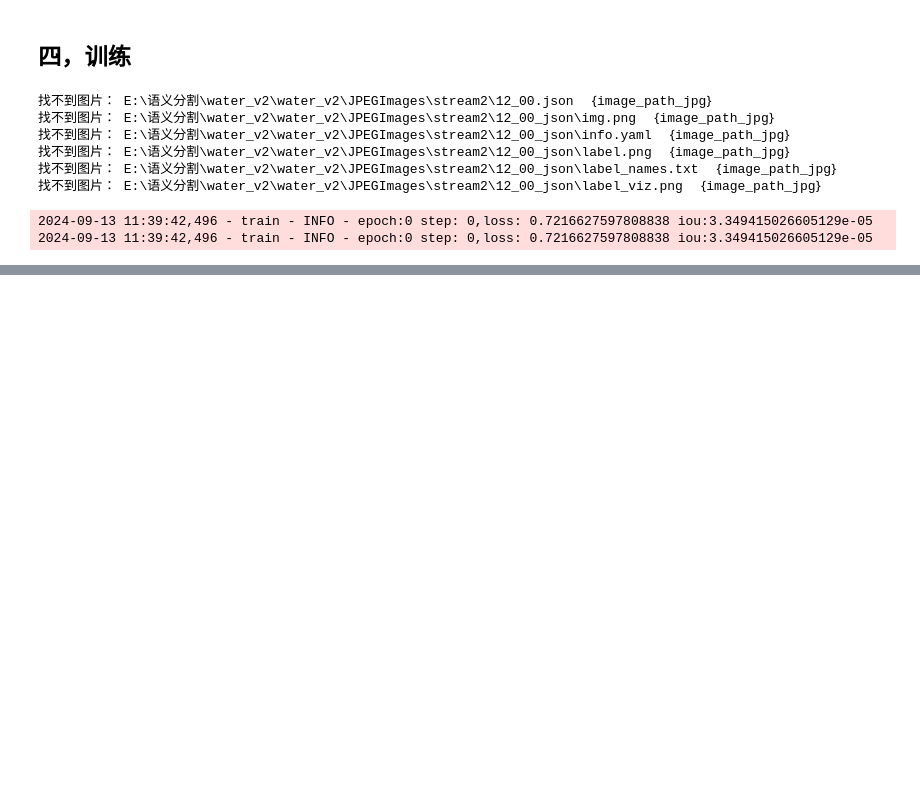
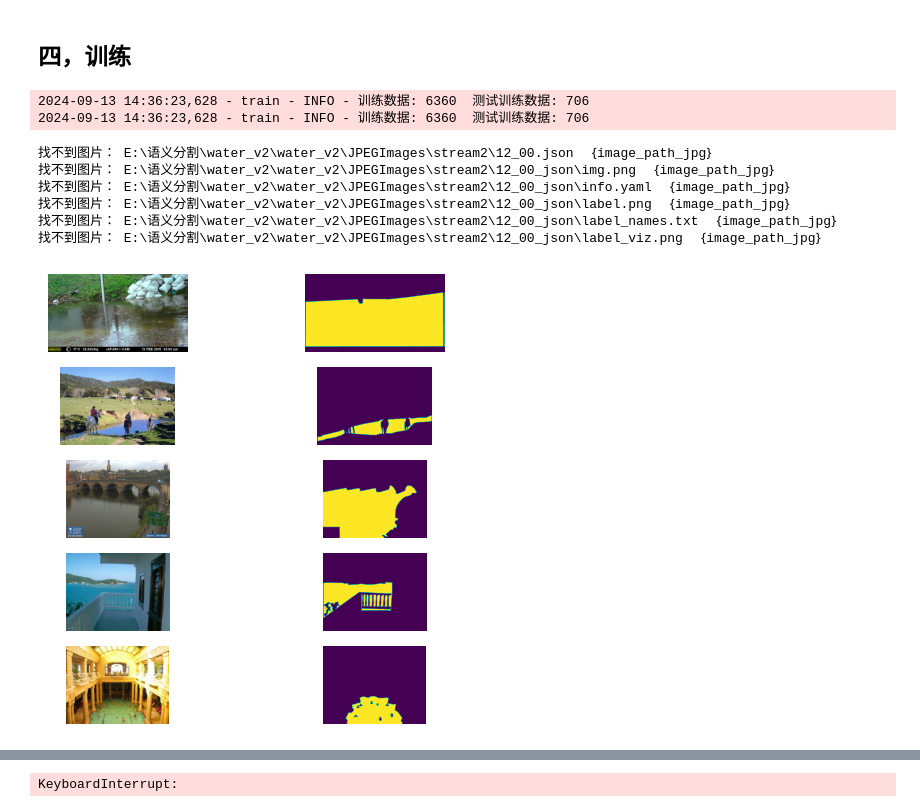
Before and after one commit to tianmaoyu/pytorch-learning, a Jupyter notebook: segment_v2/unet-notebook.ipynb, the cells around one changed output, grey strips where cells are left out. Cells and saved outputs as stored; diff of their text form; code cells hidden in the pictures; blank space fills up the shorter version.

```diff
--- a/segment_v2/unet-notebook.ipynb
+++ b/segment_v2/unet-notebook.ipynb
@@ -257,7 +257,8 @@ class WaterDataset512(Dataset):
 import torch
 from torch.optim import *
 from torch.utils.data import DataLoader, random_split
-from torchvision.transforms import functional, transforms
+import matplotlib.pyplot as plt
+from torchvision.transforms import functional, transforms,ToPILImage
 import logging
 from torchmetrics.segmentation import MeanIoU
 
@@ -307,18 +308,39 @@ def config_logger(name="train"):
     return logger
 
 
-# 合并 两个datasets
-def merge_datasets(dataset_1, dataset_2):
-    # 合并两个数据集的图像和掩码路径列表
-    merged_image_paths = dataset_1.image_path_list + dataset_2.image_path_list
-    merged_mask_paths = dataset_1.mask_path_list + dataset_2.mask_path_list
+# 合并datasets
+def merge_datasets(dataset_list):
+    image_path_list = []
+    mask_path_list = []
+    for dataset in dataset_list:
+        image_path_list = image_path_list + dataset.image_path_list
+        mask_path_list = mask_path_list + dataset.mask_path_list
 
-    # 使用合并后的路径列表创建一个新的数据集实例
-    new_dataset = WaterDataset(dataset_1.path)
-    new_dataset.image_path_list = merged_image_paths
-    new_dataset.mask_path_list = merged_mask_paths
+    new_dataset = WaterDataset(dataset_list[0].path)
+    new_dataset.image_path_list = image_path_list
+    new_dataset.mask_path_list = mask_path_list
 
     return new_dataset
+
+def show_images(dataloader,num=3):
+    to_pil_image = ToPILImage()
+    plt.figure()
+    for i in range(1,num*2,2):
+
+       imgs,masks=  dataloader.dataset[i]
+
+       plt.subplot(num, 2,i)
+       plt.imshow(to_pil_image(imgs))
+       plt.axis('off')
+
+       plt.subplot(num, 2, i+1)
+       plt.imshow(to_pil_image(masks))
+       plt.axis('off')
+
+    plt.tight_layout()
+    plt.show()
+
+
 
 logger = config_logger()
 train_stop = TrainStop(count=3)
@@ -326,14 +348,22 @@ device = torch.device("cuda" if torch.cuda.is_available() else "cpu")
 
 dataset1 = WaterDataset(f"E:\语义分割\water_v1\water_v1")
 dataset2 = WaterDataset(f"E:\语义分割\water_v2\water_v2")
-dataset = merge_datasets(dataset1, dataset2)
+dataset3 = WaterDataset(f"D:\语义分割\水体标注\project-2-at-2024-09-06-17-48-376b4f93")
+dataset4 = WaterDataset(f"D:\语义分割\water_v2")
+dataset = merge_datasets([dataset1, dataset2,dataset3])
 
 # 把数据拆分为 9：1
+# 每次都生成一样
+generator = torch.Generator().manual_seed(666)
 total_length = len(dataset)
 var_length = int(total_length * 0.1)
-train_dataset, val_dataset = random_split(dataset, [total_length - var_length, var_length])
+train_dataset, val_dataset = random_split(dataset, [total_length - var_length, var_length],generator=generator)
 train_dataloader = DataLoader(dataset=train_dataset, batch_size=1)
 val_dataloader = DataLoader(dataset=val_dataset, batch_size=1)
+
+logger.info(f"训练数据: {len(train_dataloader)}  测试训练数据: {len(val_dataloader)} ")
+
+show_images(val_dataloader,5)
 
 
 model = Unet(3, 1).to(device)
@@ -376,38 +406,39 @@ for epoch in range(20):
             mean_iou.reset()
 
     # 验证
     model.eval()
     var_mean_iou = 0
     mean_iou.reset()
     with torch.no_grad():
         for images, targets in val_dataloader:
             images, targets = images.to(device), targets.to(device)
             outputs = model(images)
             # 阈值化并转换为整数类型
             outputs = (outputs > 0.5).long()
             # 更新 MeanIoU- 内部是累加
             mean_iou.update(outputs, targets.long())
 
         logger.info("---" * 20)
         var_mean_iou = mean_iou.compute().item() / len(val_dataloader)
         logger.info(f"第epoch: {epoch}  Var Mean IoU: {var_mean_iou} total_loss :{total_loss}")
 
 
     # 保存模型
     torch.save(model, f"unet-{epoch}.pth")
     logger.info(f"模型已经保存：unet-{epoch}.pth")
 
     # 是否停止
     is_stop = train_stop(var_mean_iou)
     if is_stop:
         logger.info(f"停止训练: epoch:{epoch} 最佳iou {train_stop.best} , score_list:{train_stop.score_list}")
         break
 # %% [output]
-找不到图片： E:\语义分割\water_v2\water_v2\JPEGImages\stream2\12_00.json  ｛image_path_jpg｝
-找不到图片： E:\语义分割\water_v2\water_v2\JPEGImages\stream2\12_00_json\img.png  ｛image_path_jpg｝
-找不到图片： E:\语义分割\water_v2\water_v2\JPEGImages\stream2\12_00_json\info.yaml  ｛image_path_jpg｝
-找不到图片： E:\语义分割\water_v2\water_v2\JPEGImages\stream2\12_00_json\label.png  ｛image_path_jpg｝
-找不到图片： E:\语义分割\water_v2\water_v2\JPEGImages\stream2\12_00_json\label_names.txt  ｛image_path_jpg｝
-找不到图片： E:\语义分割\water_v2\water_v2\JPEGImages\stream2\12_00_json\label_viz.png  ｛image_path_jpg｝
+2024-09-13 14:36:23,628 - train - INFO - 训练数据: 6360  测试训练数据: 706
+2024-09-13 14:36:23,628 - train - INFO - 训练数据: 6360  测试训练数据: 706
-2024-09-13 11:39:42,496 - train - INFO - epoch:0 step: 0,loss: 0.7216627597808838 iou:3.349415026605129e-05
-2024-09-13 11:39:42,496 - train - INFO - epoch:0 step: 0,loss: 0.7216627597808838 iou:3.349415026605129e-05
+找不到图片： E:\语义分割\water_v2\water_v2\JPEGImages\stream2\12_00.json  ｛image_path_jpg｝
+找不到图片： E:\语义分割\water_v2\water_v2\JPEGImages\stream2\12_00_json\img.png  ｛image_path_jpg｝
+找不到图片： E:\语义分割\water_v2\water_v2\JPEGImages\stream2\12_00_json\info.yaml  ｛image_path_jpg｝
+找不到图片： E:\语义分割\water_v2\water_v2\JPEGImages\stream2\12_00_json\label.png  ｛image_path_jpg｝
+找不到图片： E:\语义分割\water_v2\water_v2\JPEGImages\stream2\12_00_json\label_names.txt  ｛image_path_jpg｝
+找不到图片： E:\语义分割\water_v2\water_v2\JPEGImages\stream2\12_00_json\label_viz.png  ｛image_path_jpg｝
+[figure, added]
@@ -414,0 +447 @@ KeyboardInterrupt:
+KeyboardInterrupt:
```
Also changed, not shown: parts of 1 cell of this notebook, 2 other files.
